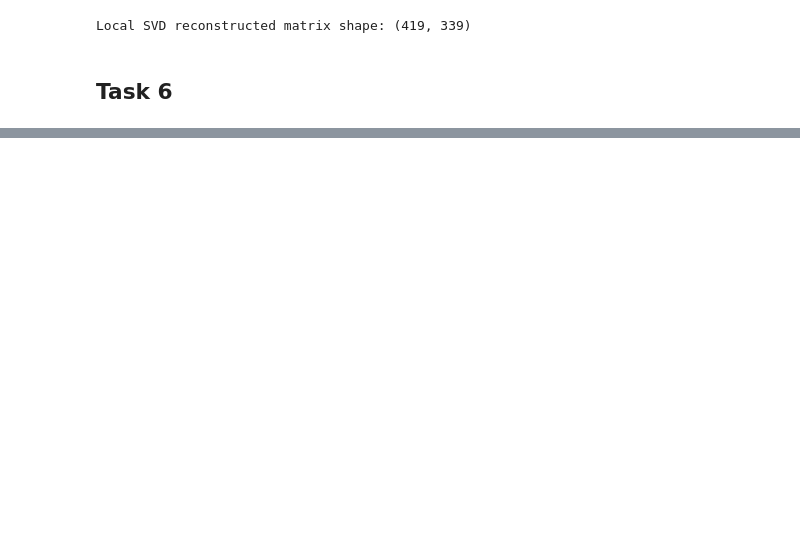
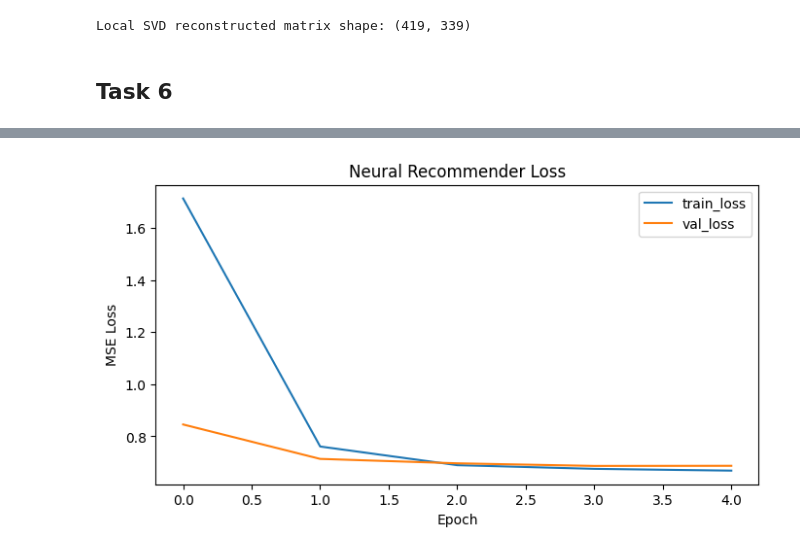
Before and after one commit to ashcrows/iitj_m25de1047_mlbd_Assignment03, a Jupyter notebook: notebook/assignment03.ipynb, the cells around one changed output, grey strips where cells are left out. Saved outputs shown, nothing was run; the diff lists cells and outputs as text; code cells hidden in the pictures; blank space fills up the shorter version.

Commit message:
Ran with small data set ml-latest-small

```diff
--- a/notebook/assignment03.ipynb
+++ b/notebook/assignment03.ipynb
@@ -638,0 +796,60 @@ Traceback (most recent call last):  File "<frozen runpy>", line 198, in _run_mod
+# %%
+# neural recommender
+try:
+    import tensorflow as tf
+    from tensorflow.keras.layers import Input, Dense, Concatenate
+    from tensorflow.keras.models import Model
+    from sklearn.model_selection import train_test_split
+
+    nn_rows = []
+    nn_source = train_pd[train_pd["userId"].isin(list(user_feature_map.keys())) & train_pd["movieId"].isin(list(movie_feature_map.keys()))].copy()
+    nn_source = nn_source.sample(min(300000, len(nn_source)), random_state=42)
+
+    for row in nn_source.itertuples(index=False):
+        nn_rows.append((user_feature_map[row.userId], movie_feature_map[row.movieId], row.rating))
+
+    X_user = np.stack([r[0] for r in nn_rows]).astype(np.float32)
+    X_movie = np.stack([r[1] for r in nn_rows]).astype(np.float32)
+    y = np.array([r[2] for r in nn_rows], dtype=np.float32)
+
+    X_user_train, X_user_val, X_movie_train, X_movie_val, y_train, y_val = train_test_split(
+        X_user, X_movie, y, test_size=0.2, random_state=42
+    )
+
+    user_input = Input(shape=(X_user.shape[1],))
+    u = Dense(64, activation="relu")(user_input)
+    u = Dense(32, activation="relu")(u)
+
+    movie_input = Input(shape=(X_movie.shape[1],))
+    m = Dense(64, activation="relu")(movie_input)
+    m = Dense(32, activation="relu")(m)
+
+    x = Concatenate()([u, m])
+    x = Dense(64, activation="relu")(x)
+    x = Dense(32, activation="relu")(x)
+    output = Dense(1, activation="linear")(x)
+
+    nn_model = Model(inputs=[user_input, movie_input], outputs=output)
+    nn_model.compile(optimizer="adam", loss="mse", metrics=["mae"])
+
+    history = nn_model.fit(
+        [X_user_train, X_movie_train],
+        y_train,
+        validation_data=([X_user_val, X_movie_val], y_val),
+        epochs=5,
+        batch_size=512,
+        verbose=1
+    )
+
+    plt.figure(figsize=(8, 4))
+    plt.plot(history.history["loss"], label="train_loss")
+    plt.plot(history.history["val_loss"], label="val_loss")
+    plt.title("Neural Recommender Loss")
+    plt.xlabel("Epoch")
+    plt.ylabel("MSE Loss")
+    plt.legend()
+    plt.show()
+
+except Exception as e:
+    print("Neural recommender section skipped:", e)
+# %% [output]
@@ -638,0 +866 @@ Traceback (most recent call last):  File "<frozen runpy>", line 198, in _run_mod
+[figure, added]
```
Also changed, not shown: parts of 31 cells of this notebook.
